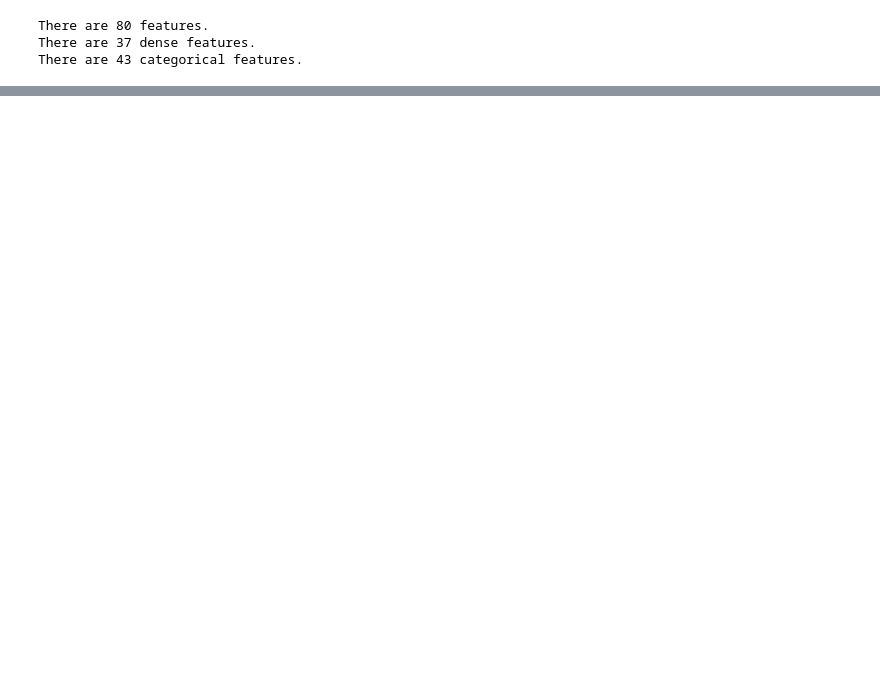
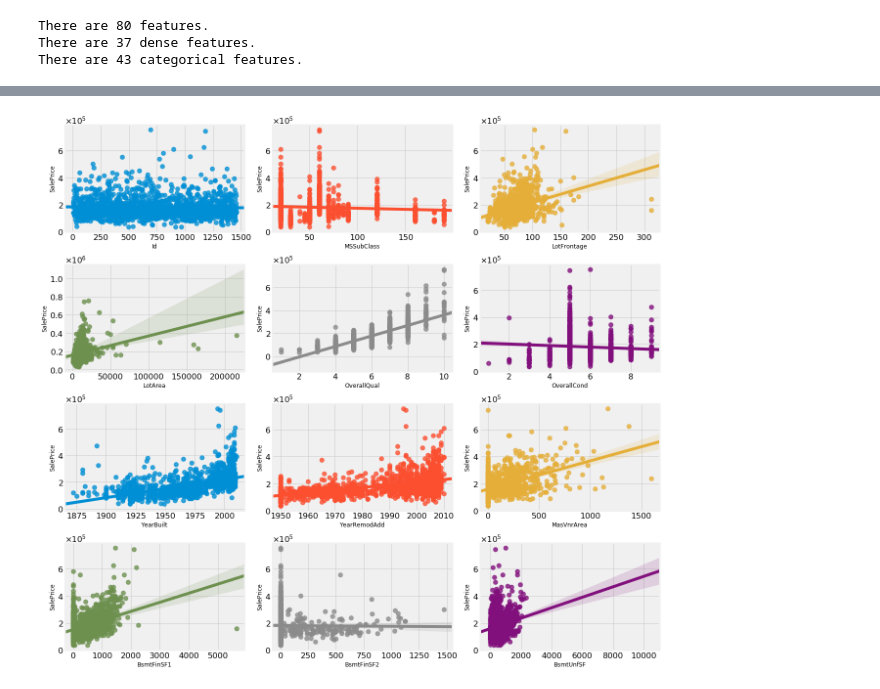
Before and after one commit to katsu1110/DataScienceComp, a Jupyter notebook: EDA_houseprice.ipynb, the cells around one changed output, grey strips where cells are left out. Saved outputs shown, nothing was run; the diff lists cells and outputs as text; code cells hidden in the pictures; blank space fills up the shorter version.

```diff
--- a/EDA_houseprice.ipynb
+++ b/EDA_houseprice.ipynb
@@ -184,3 +190,7 @@ vd.plot_bars()
+# %%
+vd.plot_vs_target()
+# %% [output]
+[figure, added]
 # %%
 # EDA for dense features
 vd = DenseVisualizer(train=train, test=test, features=dense_features[12:24], target=target)
```
Also changed, not shown: parts of 26 cells of this notebook, 2 other files.
